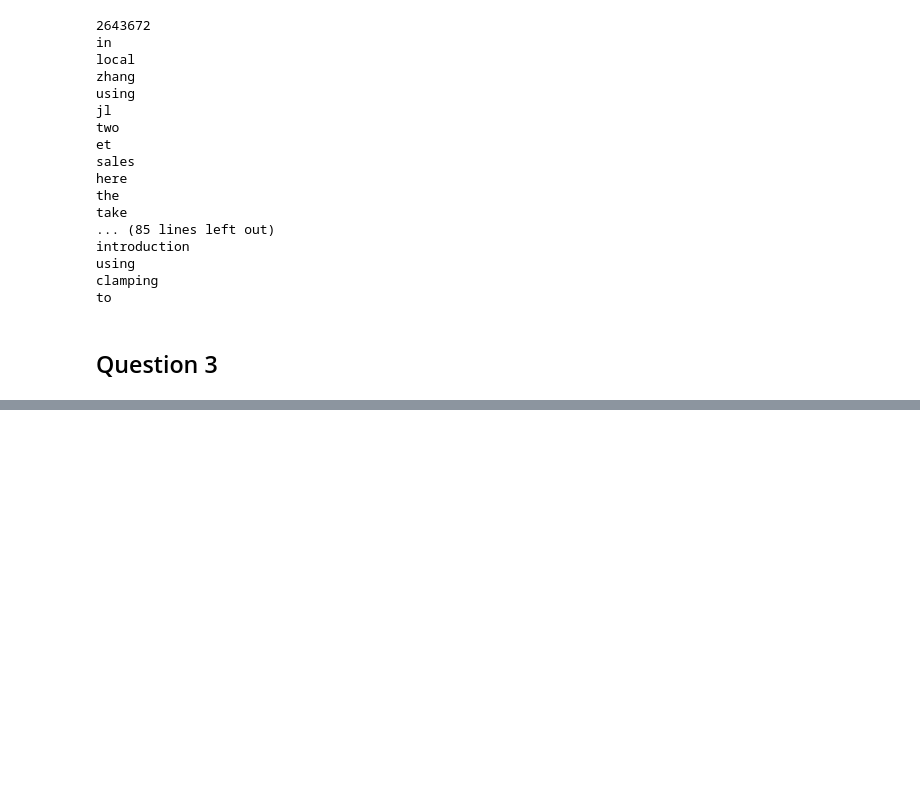
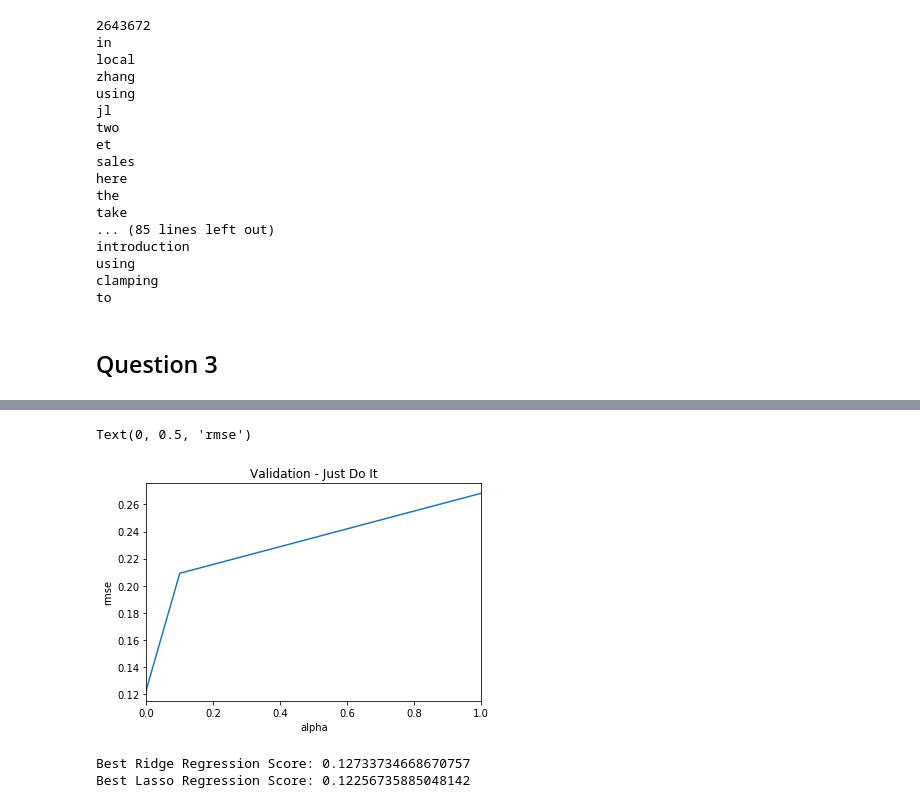
Before and after one commit to sunnykharel/DSLabHW, a Jupyter notebook: Lab3/Lab3.ipynb, the cells around one changed output, grey strips where cells are left out. Cells and saved outputs as stored; diff of their text form; code cells hidden in the pictures; blank space fills up the shorter version.

```diff
--- a/Lab3/Lab3.ipynb
+++ b/Lab3/Lab3.ipynb
@@ -179,0 +238,10 @@ results_df.to_csv('./kaggle/results.csv')
+# %%
+alph =  [1, 0.1, 0.001, 0.0005]
+cv_lasso = [rmse_cv(Lasso(alpha=alpha)).mean() for alpha in alph]
+cv_lasso = pd.Series(cv_lasso, index=alph)
+cv_lasso.plot(title="Validation - Just Do It")
+plt.xlabel("alpha")
+plt.ylabel("rmse")
+# %% [output]
+Text(0, 0.5, 'rmse')
+[figure, added]
@@ -179,0 +251,5 @@ results_df.to_csv('./kaggle/results.csv')
+# %%
+print('Best Ridge Regression Score: {}\nBest Lasso Regression Score: {}'.format(best_cv_ridge, best_cv_lasso))
+# %% [output]
+Best Ridge Regression Score: 0.12733734668670757
+Best Lasso Regression Score: 0.12256735885048142
```
Also changed, not shown: parts of 11 cells of this notebook, 1 other file.
